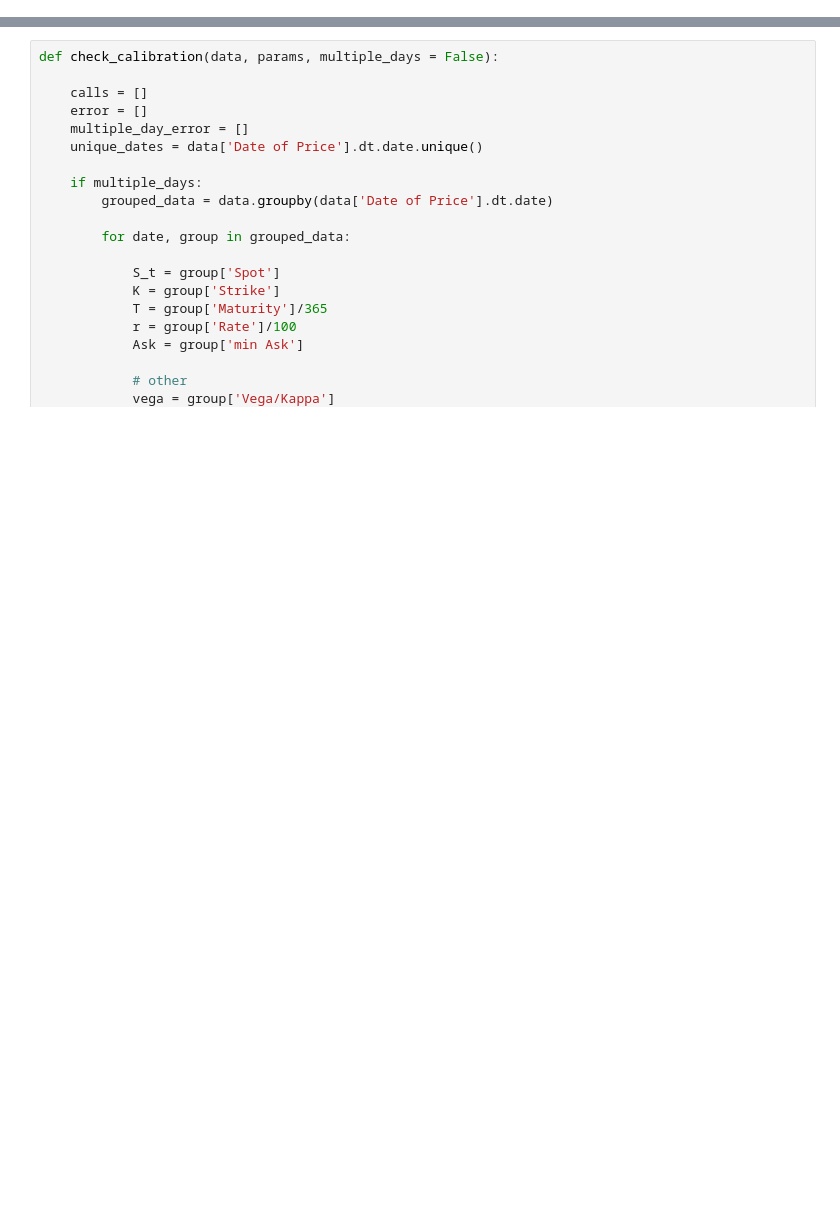
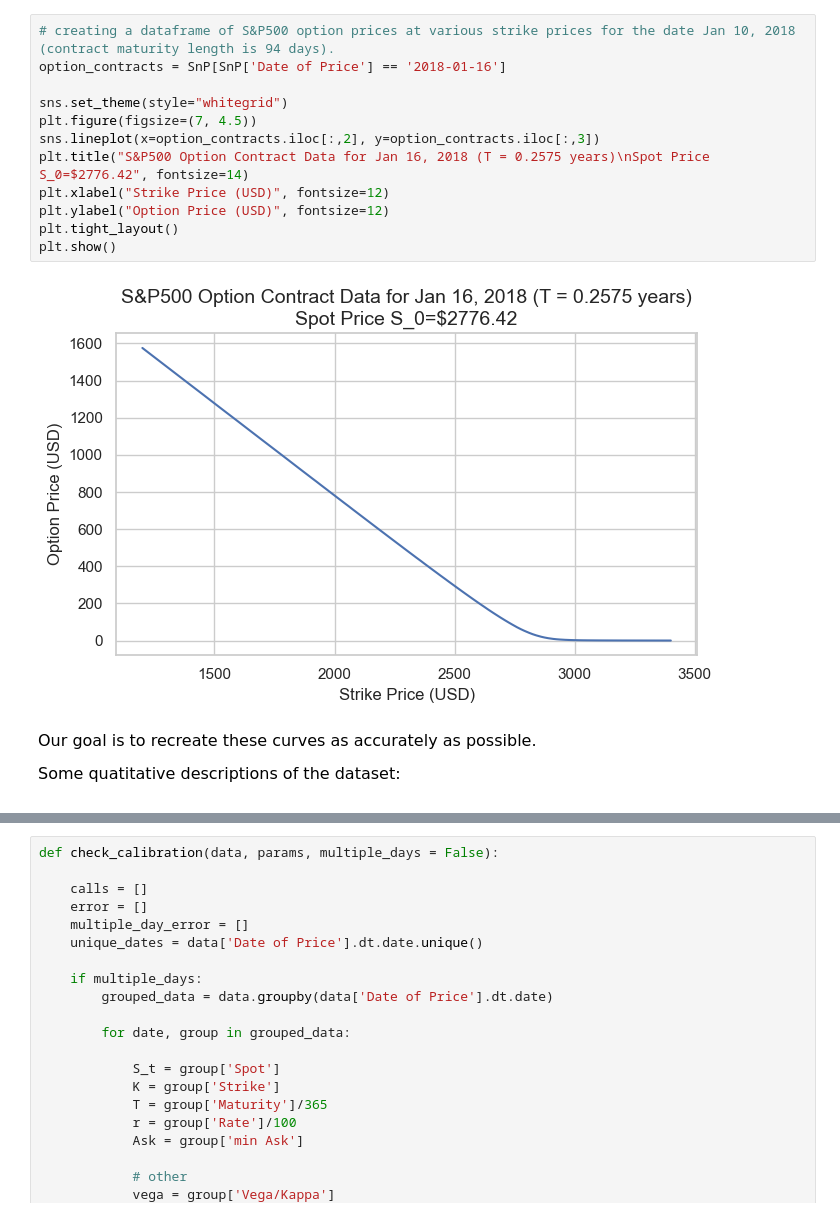
Before and after one commit to Grant-Doherty/Option-Pricing-with-the-Heston-Model, a Jupyter notebook: Option_Pricing_with_the_Heston_Model.ipynb, the cells around one changed output, grey strips where cells are left out. Cells and saved outputs as stored; diff of their text form; blank space fills up the shorter version.

```diff
--- a/Option_Pricing_with_the_Heston_Model.ipynb
+++ b/Option_Pricing_with_the_Heston_Model.ipynb
@@ -411,0 +339,24 @@ else, it plots the error of multiple days idk
+# %%
+# creating a dataframe of S&P500 option prices at various strike prices for the date Jan 10, 2018 (contract maturity length is 94 days).
+option_contracts = SnP[SnP['Date of Price'] == '2018-01-16']
+
+sns.set_theme(style="whitegrid")
+plt.figure(figsize=(7, 4.5))
+sns.lineplot(x=option_contracts.iloc[:,2], y=option_contracts.iloc[:,3])
+plt.title("S&P500 Option Contract Data for Jan 16, 2018 (T = 0.2575 years)\nSpot Price S_0=$2776.42", fontsize=14)
+plt.xlabel("Strike Price (USD)", fontsize=12)
+plt.ylabel("Option Price (USD)", fontsize=12)
+plt.tight_layout()
+plt.show()
+# %% [output]
+[figure, added]
+# %% [markdown]
+
+
+<span style=";color: black ; font-family: Verdana ; font-size: 16px ">
+
+Our goal is to recreate these curves as accurately as possible.
+
+Some quatitative descriptions of the dataset:
+
+</span>
```
Also changed, not shown: parts of 106 cells of this notebook.
